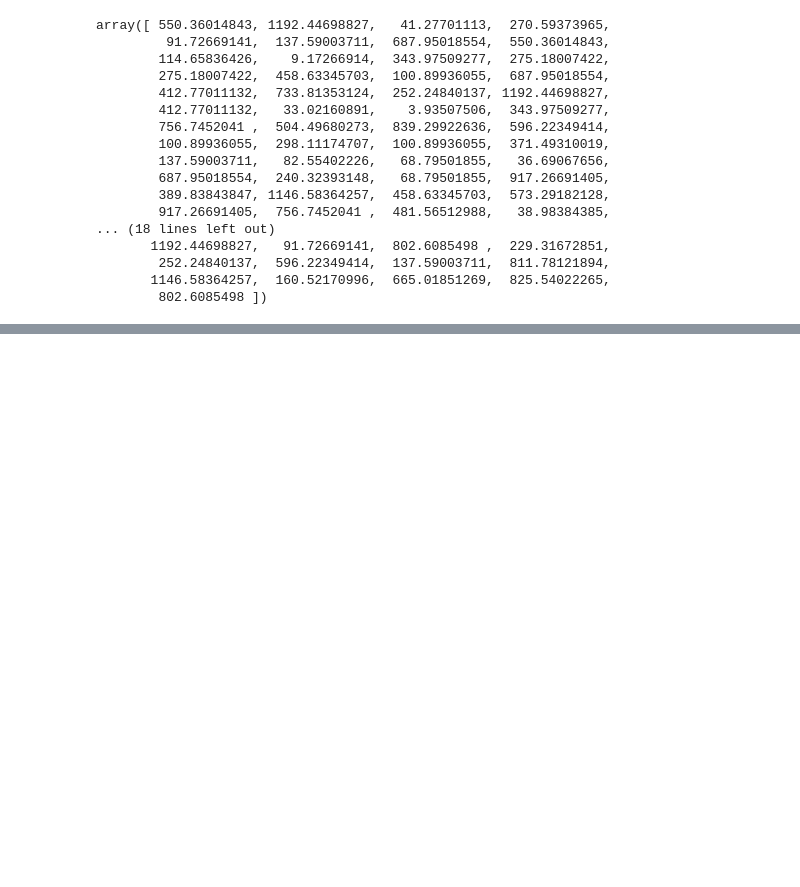
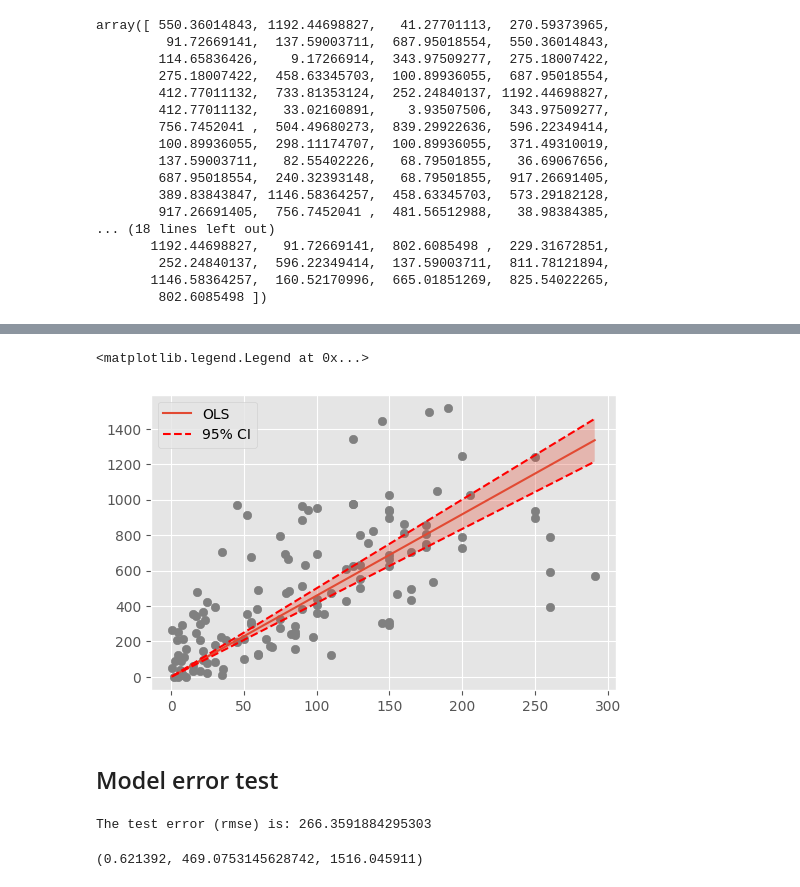
Before and after one commit to Alaninja1209/Did-you-like-the-movie-, a Jupyter notebook: LinearRegression_Analysis.ipynb, the cells around one changed output, grey strips where cells are left out. Cells and saved outputs as stored; diff of their text form; code cells hidden in the pictures; blank space fills up the shorter version.

Commit message:
Interpreting results, creating predictions and plotting residual analysis

```diff
--- a/LinearRegression_Analysis.ipynb
+++ b/LinearRegression_Analysis.ipynb
@@ -399,0 +404,41 @@ array([ 550.36014843, 1192.44698827,   41.27701113,  270.59373965,
+# %%
+# Predictions with 95% confidence intervals
+# ==============================================================================
+predictions = modelm_noint.get_prediction(exog = X_train).summary_frame(alpha=0.05)
+predictions['x'] = X_train[:, 0]
+predictions['y'] = y_train
+predictions = predictions.sort_values('x')
+
+# Graph
+# ==============================================================================
+fig, ax = plt.subplots(figsize=(6, 3.84))
+
+ax.scatter(predictions['x'], predictions['y'], marker='o', color = "gray")
+ax.plot(predictions['x'], predictions["mean"], linestyle='-', label="OLS")
+ax.plot(predictions['x'], predictions["mean_ci_lower"], linestyle='--', color='red', label="95% CI")
+ax.plot(predictions['x'], predictions["mean_ci_upper"], linestyle='--', color='red')
+ax.fill_between(predictions['x'], predictions["mean_ci_lower"], predictions["mean_ci_upper"], alpha=0.3)
+ax.legend()
+# %% [output]
+<matplotlib.legend.Legend at 0x...>
+[figure, added]
+# %% [markdown]
+## Model error test
+# %%
+# Model error test
+# ==============================================================================
+#X_test = sm.add_constant(X_test, prepend=False)
+predictions = modelm_noint.predict(exog = X_test)
+rmse = mean_squared_error(
+        y_true  = y_test,
+        y_pred  = predictions,
+        squared = False
+       )
+print("")
+print(f"The test error (rmse) is: {rmse}")
+# %% [output]
+The test error (rmse) is: 266.3591884295303
+# %%
+movies_budget['Revenue'].min(),movies_budget['Revenue'].mean(),movies_budget['Revenue'].max()
+# %% [output]
+(0.621392, 469.0753145628742, 1516.045911)
```
Also changed, not shown: parts of 2 cells of this notebook.
